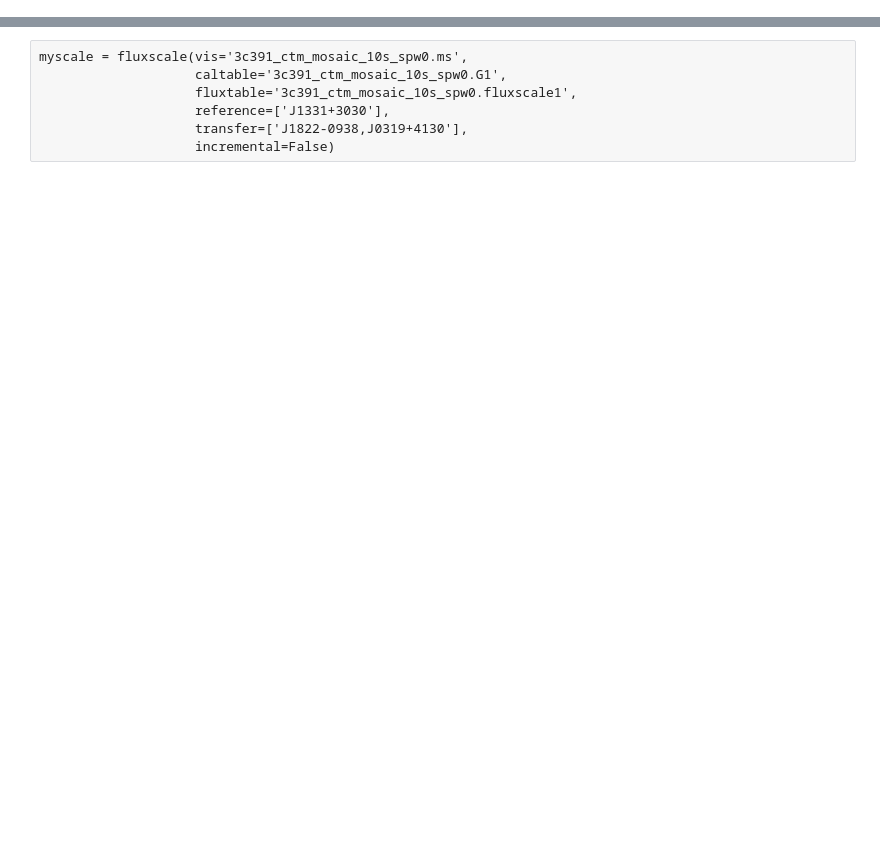
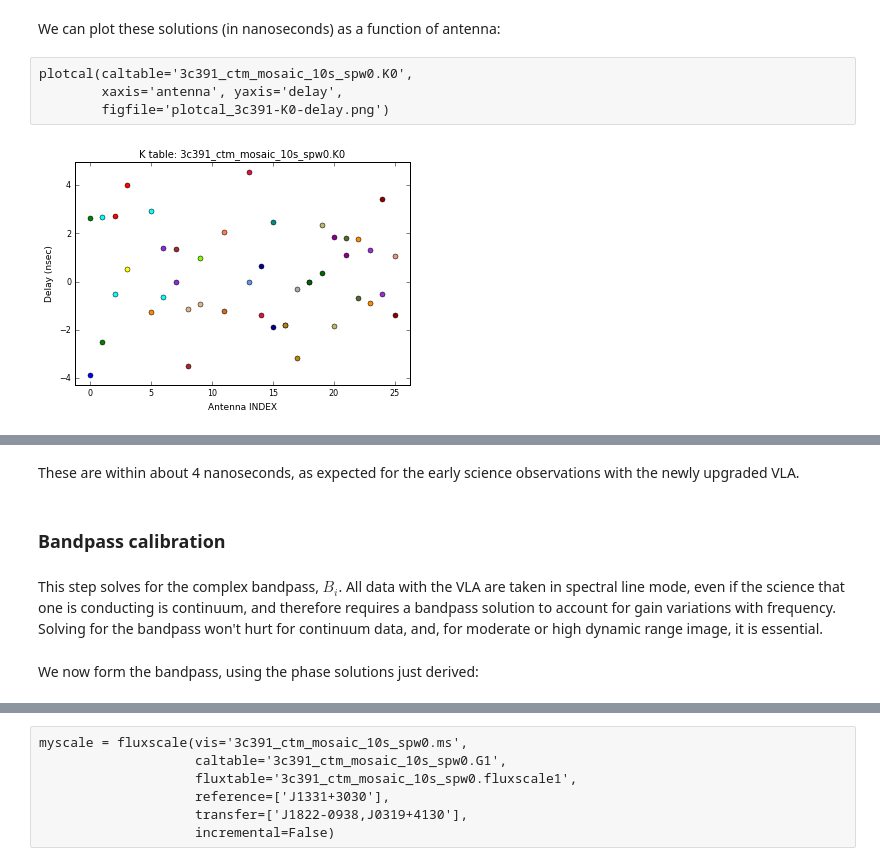
Before and after one commit to aardk/jupyter-casa, a Jupyter notebook: examples/vla-cont-tutorial.ipynb, the cells around one changed output, grey strips where cells are left out. Cells and saved outputs as stored; diff of their text form; blank space fills up the shorter version.

```diff
--- a/examples/vla-cont-tutorial.ipynb
+++ b/examples/vla-cont-tutorial.ipynb
@@ -392,0 +224,8 @@ plotcal(caltable='3c391_ctm_mosaic_10s_spw0.X1',xaxis='chan',yaxis='phase',
+# %% [markdown]
+We can plot these solutions (in nanoseconds) as a function of antenna:
+# %%
+plotcal(caltable='3c391_ctm_mosaic_10s_spw0.K0',
+        xaxis='antenna', yaxis='delay',
+        figfile='plotcal_3c391-K0-delay.png')
+# %% [output]
+[figure, added]
@@ -392,0 +233,8 @@ plotcal(caltable='3c391_ctm_mosaic_10s_spw0.X1',xaxis='chan',yaxis='phase',
+# %% [markdown]
+These are within about 4 nanoseconds, as expected for the early science observations with the newly upgraded VLA.
+# %% [markdown]
+### Bandpass calibration
+# %% [markdown]
+This step solves for the complex bandpass, $B_i$. All data with the VLA are taken in spectral line mode, even if the science that one is conducting is continuum, and therefore requires a bandpass solution to account for gain variations with frequency. Solving for the bandpass won't hurt for continuum data, and, for moderate or high dynamic range image, it is essential.
+# %% [markdown]
+We now form the bandpass, using the phase solutions just derived:
```
Also changed, not shown: parts of 159 cells of this notebook.
